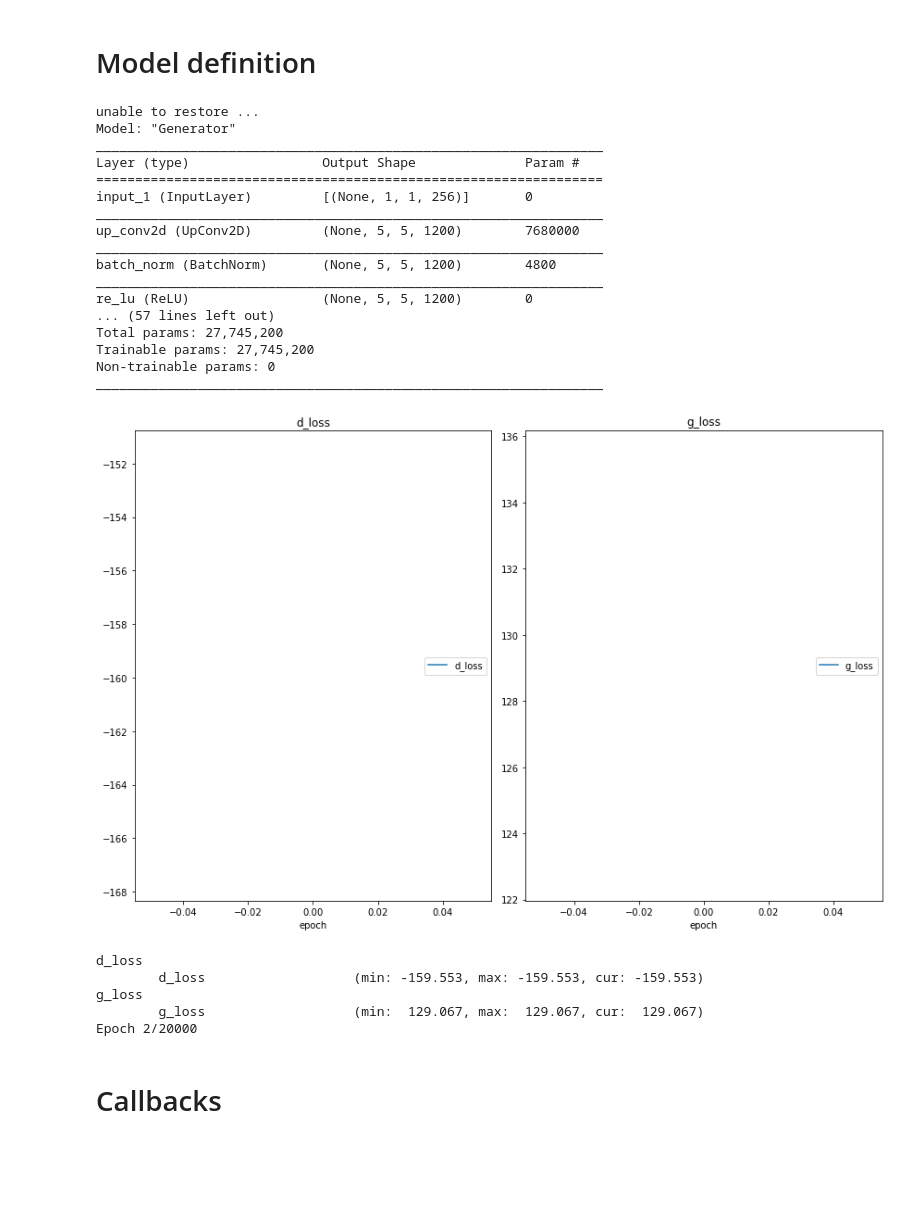
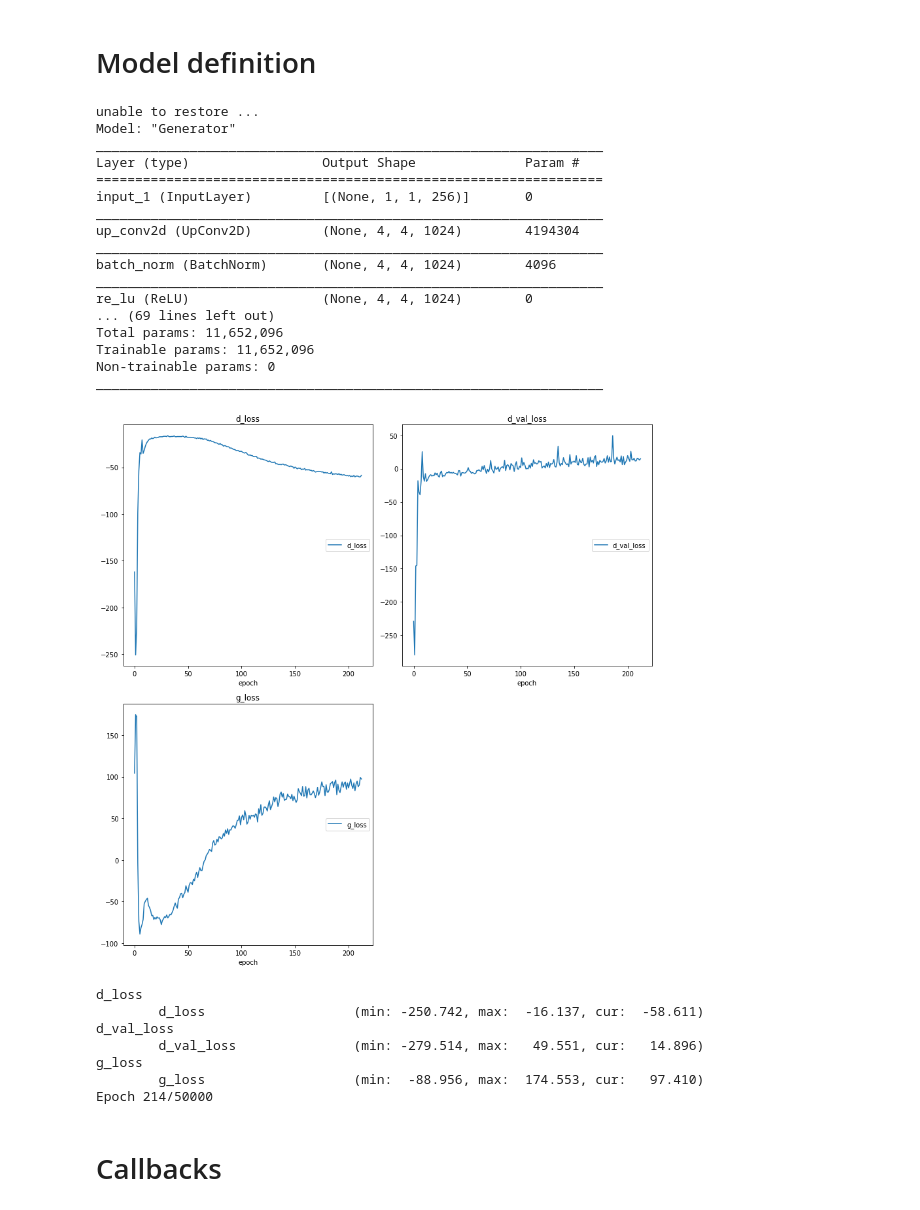
Before and after one commit to kkahloots/Rethinking_Data_Effeient_GANs, a Jupyter notebook: notebooks/WGAN_GP.ipynb, the cells around one changed output. Cells and saved outputs as stored; diff of their text form; code cells hidden in the pictures; blank space fills up the shorter version.

```diff
--- a/notebooks/WGAN_GP.ipynb
+++ b/notebooks/WGAN_GP.ipynb
@@ -71,7 +71,7 @@ C:\Users\Kriple\PycharmProjects\pythonProject\PokemonGAN
 from generators.from_lmdb.lmdb_image_generator import get_generators
 # %%
 dataset_name='pokemon'
-inputs_shape= image_shape=(100, 100, 3)
+inputs_shape= image_shape=(128, 128, 3)
 batch_size = 36
 latents_dim = 256
 intermediate_dim = 50
@@ -132,25 +132,27 @@ Layer (type)                 Output Shape              Param #
 =================================================================
 input_1 (InputLayer)         [(None, 1, 1, 256)]       0
 _________________________________________________________________
-up_conv2d (UpConv2D)         (None, 5, 5, 1200)        7680000
+up_conv2d (UpConv2D)         (None, 4, 4, 1024)        4194304
 _________________________________________________________________
-batch_norm (BatchNorm)       (None, 5, 5, 1200)        4800
+batch_norm (BatchNorm)       (None, 4, 4, 1024)        4096
 _________________________________________________________________
-re_lu (ReLU)                 (None, 5, 5, 1200)        0
-... (57 lines left out)
-Total params: 27,745,200
-Trainable params: 27,745,200
+re_lu (ReLU)                 (None, 4, 4, 1024)        0
+... (69 lines left out)
+Total params: 11,652,096
+Trainable params: 11,652,096
 Non-trainable params: 0
 _________________________________________________________________
 # %%
-gan_model.train(dataset=train_generator, start_epoch=0, epochs=int(2e4), n_itr=100)
+gan_model.train(dataset=train_generator, val_dataset=val_generator, epochs=int(5e4), n_itr=300)
 # %% [output]
-[figure, old version]
+[figure, new version]
 d_loss
-        d_loss                   (min: -159.553, max: -159.553, cur: -159.553)
+        d_loss                   (min: -250.742, max:  -16.137, cur:  -58.611)
+d_val_loss
+        d_val_loss               (min: -279.514, max:   49.551, cur:   14.896)
 g_loss
-        g_loss                   (min:  129.067, max:  129.067, cur:  129.067)
-Epoch 2/20000
+        g_loss                   (min:  -88.956, max:  174.553, cur:   97.410)
+Epoch 214/50000
 # %%
 xxx
 # %%
```
Also changed, not shown: parts of 4 cells of this notebook, 2 other files.
